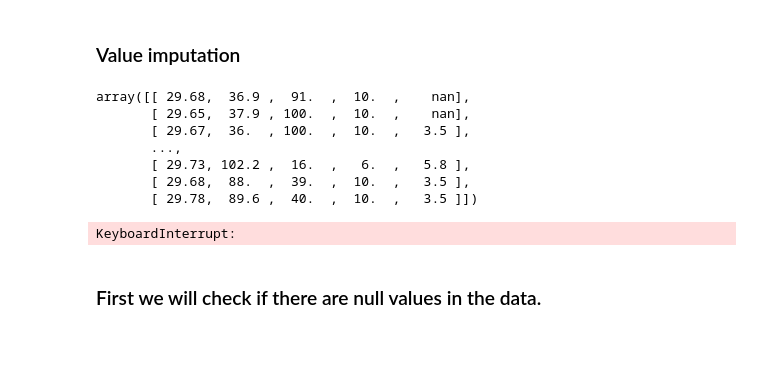
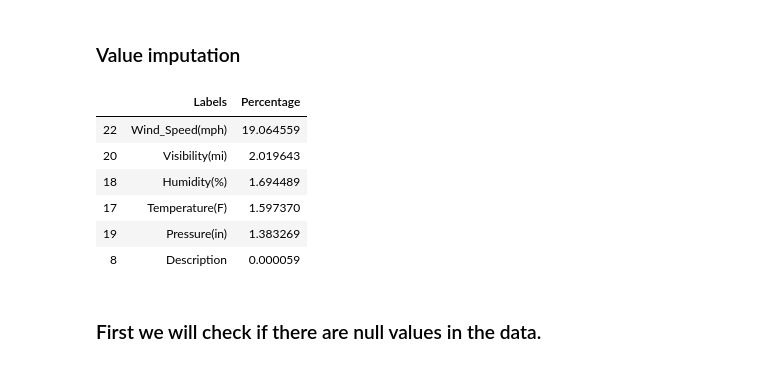
Before and after one commit to rahulmnair1997/US-Accidents-Data-Analysis, a Jupyter notebook: US-accidents.ipynb, the cells around one changed output. Cells and saved outputs as stored; diff of their text form; code cells hidden in the pictures.

Commit message:
further data imputation

```diff
--- a/US-accidents.ipynb
+++ b/US-accidents.ipynb
@@ -285,21 +288,29 @@ map_quest = map_quest.dropna(subset=['City', 'Astronomical_Twilight', 'Nautical_
 # For numeric variables, I will be using KNN imputer
 m = map_quest
 # %%
-m[['Pressure(in)', 'Temperature(F)', 'Humidity(%)', 'Visibility(mi)', 'Wind_Speed(mph)']].values
+x = m[['Pressure(in)', 'Temperature(F)', 'Humidity(%)', 'Visibility(mi)', 'Wind_Speed(mph)']].values
+imputed = mice(x)
+# mice_ages = imputed[:, 2]
-# %% [output]
-array([[ 29.68,  36.9 ,  91.  ,  10.  ,    nan],
-       [ 29.65,  37.9 , 100.  ,  10.  ,    nan],
-       [ 29.67,  36.  , 100.  ,  10.  ,   3.5 ],
-       ...,
-       [ 29.73, 102.2 ,  16.  ,   6.  ,   5.8 ],
-       [ 29.68,  88.  ,  39.  ,  10.  ,   3.5 ],
-       [ 29.78,  89.6 ,  40.  ,  10.  ,   3.5 ]])
-# %%
-x = m[['Pressure(in)', 'Temperature(F)', 'Humidity(%)', 'Visibility(mi)', 'Wind_Speed(mph)']].values
-imputer = KNNImputer(n_neighbors=2, weights='uniform')
-z = imputer.fit_transform(x)
-# %% [output]
-KeyboardInterrupt:
+# %%
+x = map_quest[['Wind_Direction', 'Weather_Condition']].values
+imputer = CategoricalImputer()
+x = imputer.fit_transform(x)
+# %%
+map_quest['Wind_Direction'] = x[:, 0]
+map_quest['Weather_Condition'] = x[:, 1]
+# %%
+missing = pd.DataFrame(map_quest.isnull().sum()).reset_index()
+missing.columns = ['Labels', 'Percentage']
+missing['Percentage'] = missing['Percentage'].apply(lambda x: (x/map_quest.shape[0])*100)
+missing.loc[missing['Percentage'] > 0, :].sort_values(by=['Percentage'], ascending=False)
+# %% [output]
+|  | Labels | Percentage |
+| 22 | Wind_Speed(mph) | 19.064559 |
+| 20 | Visibility(mi) | 2.019643 |
+| 18 | Humidity(%) | 1.694489 |
+| 17 | Temperature(F) | 1.597370 |
+| 19 | Pressure(in) | 1.383269 |
+| 8 | Description | 0.000059 |
 # %% [markdown]
 ### First we will check if there are null values in the data.
 # %%
```
Also changed, not shown: parts of 1 cell of this notebook.
